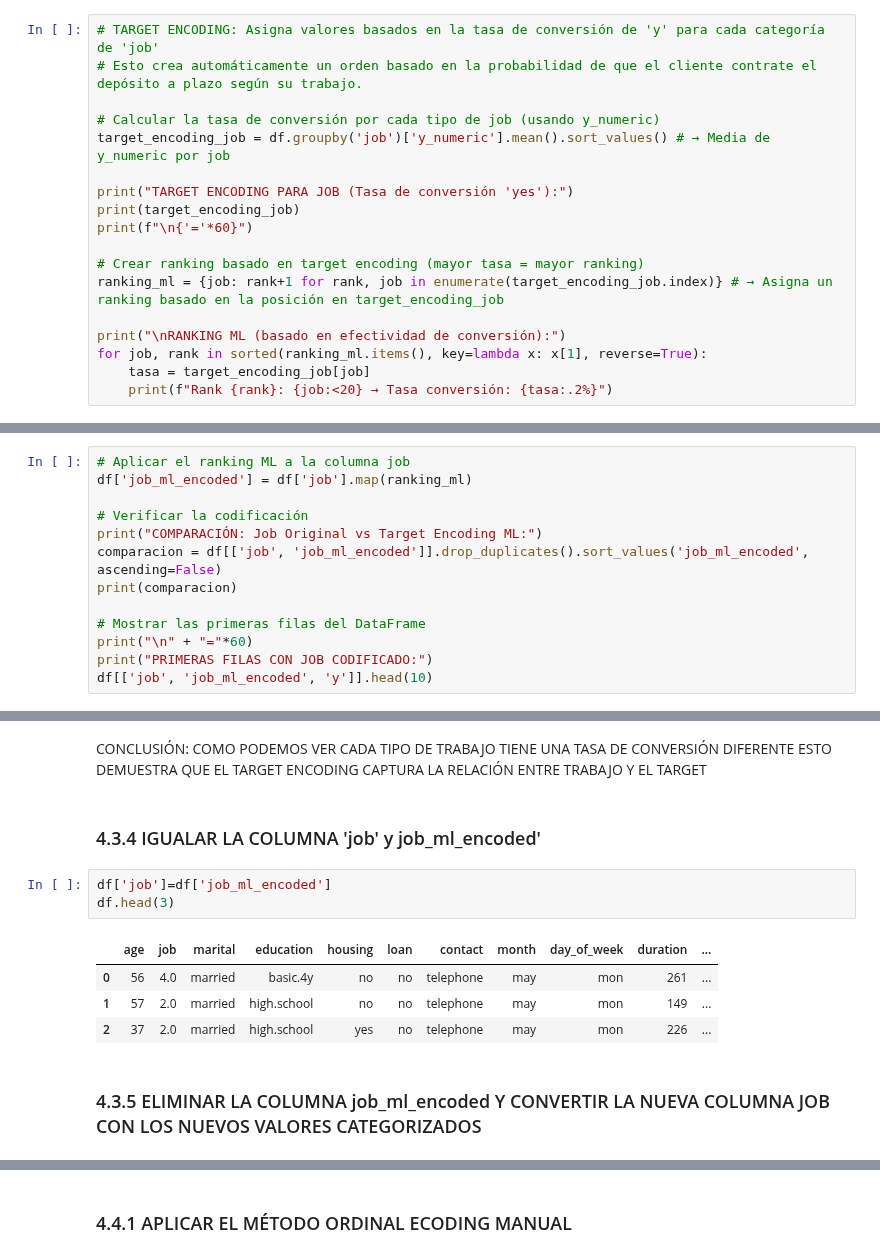
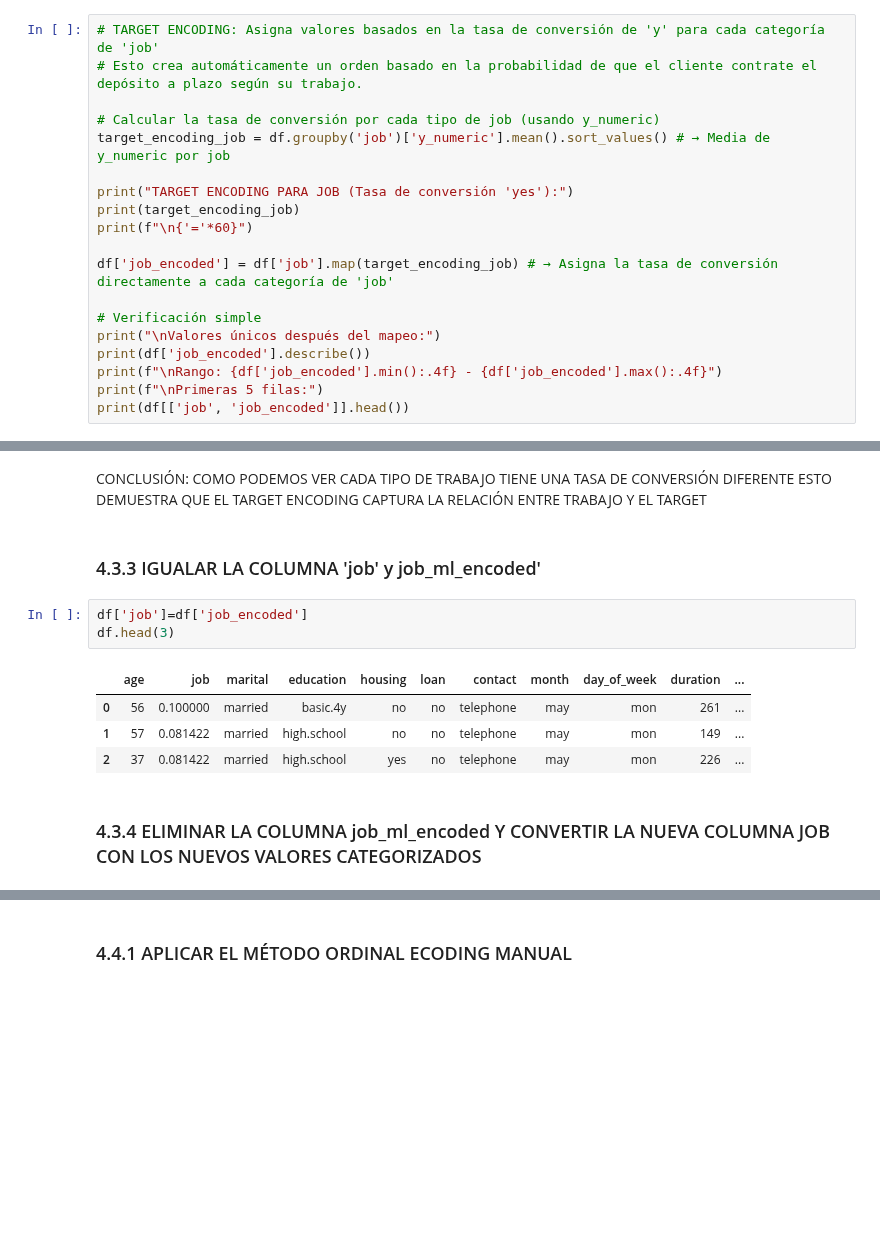
Before and after one commit to 4GeeksAcademy/cathycaz-intro-ml, a Jupyter notebook: src/01.1-logistic-regression.ipynb, the cells around one changed output, grey strips where cells are left out. Cells and saved outputs as stored; diff of their text form; blank space fills up the shorter version.

```diff
--- a/src/01.1-logistic-regression.ipynb
+++ b/src/01.1-logistic-regression.ipynb
@@ -676,13 +676,14 @@ print("TARGET ENCODING PARA JOB (Tasa de conversión 'yes'):")
 print(target_encoding_job)
 print(f"\n{'='*60}")
 
-# Crear ranking basado en target encoding (mayor tasa = mayor ranking)
-ranking_ml = {job: rank+1 for rank, job in enumerate(target_encoding_job.index)} # → Asigna un ranking basado en la posición en target_encoding_job
+df['job_encoded'] = df['job'].map(target_encoding_job) # → Asigna la tasa de conversión directamente a cada categoría de 'job'
 
-print("\nRANKING ML (basado en efectividad de conversión):")
-for job, rank in sorted(ranking_ml.items(), key=lambda x: x[1], reverse=True):
-    tasa = target_encoding_job[job]
-    print(f"Rank {rank}: {job:<20} → Tasa conversión: {tasa:.2%}")
+# Verificación simple
+print("\nValores únicos después del mapeo:")
+print(df['job_encoded'].describe())
+print(f"\nRango: {df['job_encoded'].min():.4f} - {df['job_encoded'].max():.4f}")
+print(f"\nPrimeras 5 filas:")
+print(df[['job', 'job_encoded']].head())
 # %% [output]
 TARGET ENCODING PARA JOB (Tasa de conversión 'yes'):
 job
@@ -706,13 +704,0 @@ Rank 1: blue-collar          → Tasa conversión: 6.90%
-# %%
-# Aplicar el ranking ML a la columna job
-df['job_ml_encoded'] = df['job'].map(ranking_ml)
-
-# Verificar la codificación
-print("COMPARACIÓN: Job Original vs Target Encoding ML:")
-comparacion = df[['job', 'job_ml_encoded']].drop_duplicates().sort_values('job_ml_encoded', ascending=False)
-print(comparacion)
-
-# Mostrar las primeras filas del DataFrame
-print("\n" + "="*60)
-print("PRIMERAS FILAS CON JOB CODIFICADO:")
-df[['job', 'job_ml_encoded', 'y']].head(10)
@@ -765,15 +722,15 @@ plt.show()
 # %% [markdown]
 CONCLUSIÓN: COMO PODEMOS VER CADA TIPO DE TRABAJO TIENE UNA TASA DE CONVERSIÓN DIFERENTE ESTO DEMUESTRA QUE EL TARGET ENCODING CAPTURA LA RELACIÓN ENTRE TRABAJO Y EL TARGET
 # %% [markdown]
-### 4.3.4 IGUALAR LA COLUMNA 'job' y job_ml_encoded'
+### 4.3.3 IGUALAR LA COLUMNA 'job' y job_ml_encoded'
 # %%
-df['job']=df['job_ml_encoded']
+df['job']=df['job_encoded']
 df.head(3)
 # %% [output]
 |  | age | job | marital | education | housing | loan | contact | month | day_of_week | duration | ... |
-| 0 | 56 | 4.0 | married | basic.4y | no | no | telephone | may | mon | 261 | ... |
-| 1 | 57 | 2.0 | married | high.school | no | no | telephone | may | mon | 149 | ... |
-| 2 | 37 | 2.0 | married | high.school | yes | no | telephone | may | mon | 226 | ... |
+| 0 | 56 | 0.100000 | married | basic.4y | no | no | telephone | may | mon | 261 | ... |
+| 1 | 57 | 0.081422 | married | high.school | no | no | telephone | may | mon | 149 | ... |
+| 2 | 37 | 0.081422 | married | high.school | yes | no | telephone | may | mon | 226 | ... |
 # %% [markdown]
-### 4.3.5 ELIMINAR LA COLUMNA job_ml_encoded Y CONVERTIR LA NUEVA COLUMNA JOB CON LOS NUEVOS VALORES CATEGORIZADOS
+### 4.3.4 ELIMINAR LA COLUMNA job_ml_encoded Y CONVERTIR LA NUEVA COLUMNA JOB CON LOS NUEVOS VALORES CATEGORIZADOS
 # %%
```
Also changed, not shown: parts of 63 cells of this notebook, 1 other file.
